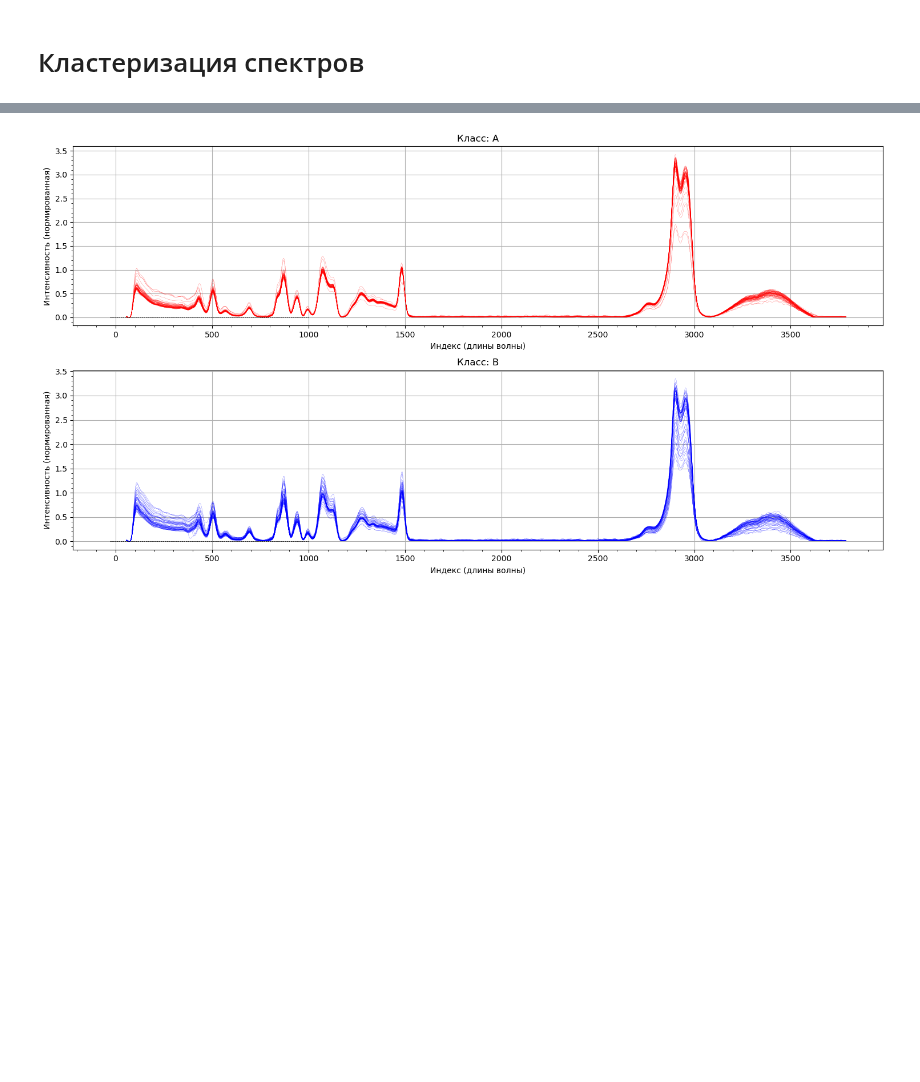
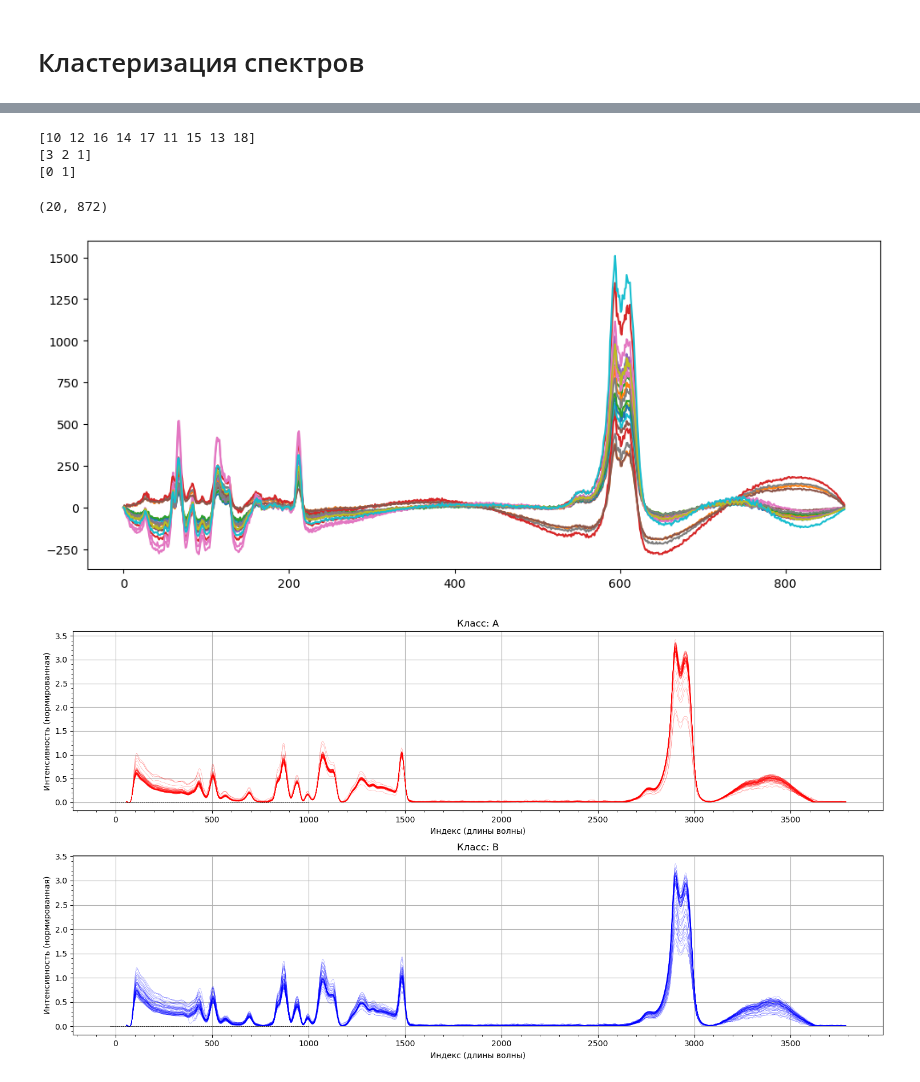
Before and after one commit to intellimath/mlgrad, a Jupyter notebook: examples/robml_book/cluster_spectra.ipynb, the cells around one changed output, grey strips where cells are left out. Saved outputs shown, nothing was run; the diff lists cells and outputs as text; code cells hidden in the pictures; blank space fills up the shorter version.

```diff
--- a/examples/robml_book/cluster_spectra.ipynb
+++ b/examples/robml_book/cluster_spectra.ipynb
@@ -124,0 +62,3 @@ def load_data(root, scale='arith'):
+# %%
+df = pd.read_csv("data/exp_data_corrected.csv", sep=",")
+df
@@ -125,3 +79,44 @@ def load_data(root, scale='arith'):
+# %%
+exp_names = df["exp_name"].unique()
+exp_names = [name for name in exp_names if len(name.split("_")) == 4]
+df = df.loc[df['exp_name'].isin(exp_names)]
+df["n_exp"] = [int(name.split('_')[2]) for name in df["exp_name"]]
+df["n_drop"] = [int(name.split('_')[3]) for name in df["exp_name"]]
+print(df["n_exp"].unique())
+print(df["n_drop"].unique())
+w_names = df.columns.values[:-4].tolist()
+X = np.c_[tuple(df[w_name].values for w_name in w_names)]
+# X = np.ascontiguousarray(X.T)
+Y = df["classes"].values
+print(np.unique(Y))
+N_exp = df["n_exp"].values
+N_drop = df["n_drop"].values
+
+# exp_name_vals = df["exp_name"].values
+# Is = np.array([i for i,name in enumerate(exp_name_vals) if exp_names])
+# Y = df["classes"].values
+# X = X[Is]
+# Y = Y[Is]
+# exp_name_vals = exp_name_vals[Is]
+# n_exps = [int(name.split('_')[2]) for name in exp_name_vals]
+# print(n_exps)
+# %% [output]
+[10 12 16 14 17 11 15 13 18]
+[3 2 1]
+[0 1]
+# %%
+mask_0_10_1 = (Y == 0) & (N_exp == 10) & (N_drop == 1)
+X_0_10_1 = X[mask_0_10_1]
+X_0_10_1.shape
+# %% [output]
+(20, 872)
+# %%
+plt.figure(figsize=(12,5))
+for y in X_0_10_1:
+    plt.plot(y)
+plt.show()
+# %% [output]
+[figure, added]
 # %%
 d = load_data("Table", scale='--')
 # %%
```
Also changed, not shown: parts of 3 cells of this notebook, 43 other files.
